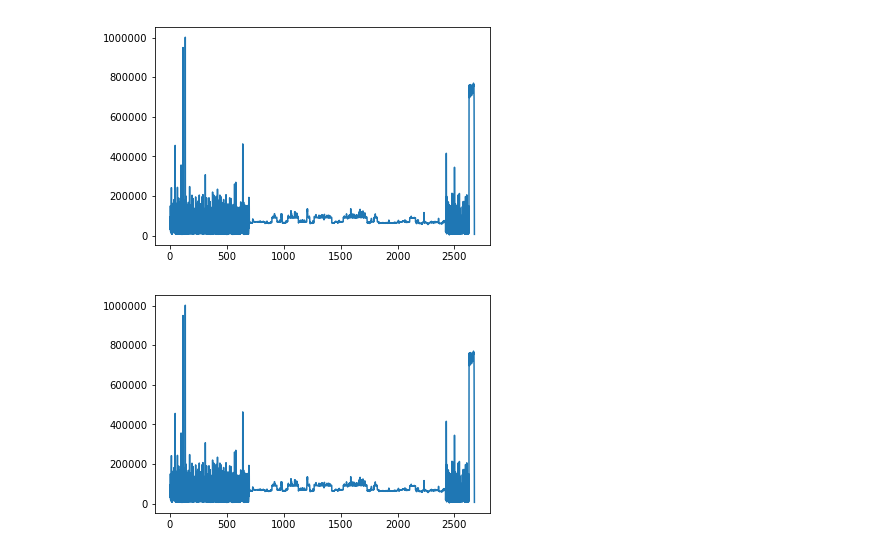
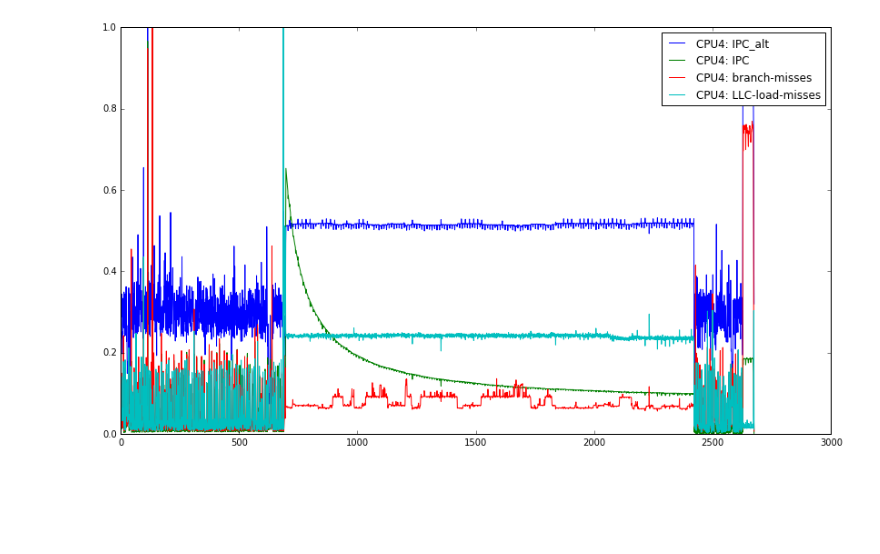
Before and after one commit to MaiaBlanco/userland_dvfs_gov, a Jupyter notebook: data/perf_counters/Plot Perf Counters.ipynb, the cells around one changed output. Cells and saved outputs as stored; diff of their text form; code cells hidden in the pictures; blank space fills up the shorter version.

Commit message:
Update perf counters plotting and analysis notebook.

```diff
--- a/data/perf_counters/Plot Perf Counters.ipynb
+++ b/data/perf_counters/Plot Perf Counters.ipynb
@@ -1,3 +1,7 @@
 # %%
 import pandas as pd
+import numpy as np
 import matplotlib.pyplot as plt
+import glob
+from prettyplotlib import *
+plt.rcParams['figure.figsize'] = (14,8)
@@ -6,29 +7,0 @@ data_file = "blackscholes_perf_counters_200ms.csv"
-# %%
-IPCs = {'CPU4':[], 'CPU5':[], 'CPU6':[], 'CPU7':[]}
-Branches = {'CPU4':[], 'CPU5':[], 'CPU6':[], 'CPU7':[]}
-with open(data_file, 'r') as f:
-    for line in f:
-        if 'CPU4' in line and 'insn per cycle' in line:
-            IPCs['CPU4'].append(float(line.strip().split(',')[7]))
-        elif 'CPU5' in line and 'insn per cycle' in line:
-            IPCs['CPU5'].append(float(line.strip().split(',')[7]))
-        elif 'CPU6' in line and 'insn per cycle' in line:
-            IPCs['CPU6'].append(float(line.strip().split(',')[7]))
-        elif 'CPU7' in line and 'insn per cycle' in line:
-            IPCs['CPU7'].append(float(line.strip().split(',')[7]))
-        elif 'CPU4' in line and 'branch-misses' in line:
-            Branches['CPU4'].append(float(line.strip().split(',')[2]))
-        elif 'CPU5' in line and 'branch-misses' in line:
-            Branches['CPU5'].append(float(line.strip().split(',')[2]))
-        elif 'CPU6' in line and 'branch-misses' in line:
-            Branches['CPU6'].append(float(line.strip().split(',')[2]))
-        elif 'CPU7' in line and 'branch-misses' in line:
-            Branches['CPU7'].append(float(line.strip().split(',')[2]))
-        elif 'CPU4' in line and 'branch-misses' in line:
-            Branches['CPU4'].append(float(line.strip().split(',')[2]))
-        elif 'CPU5' in line and 'branch-misses' in line:
-            Branches['CPU5'].append(float(line.strip().split(',')[2]))
-        elif 'CPU6' in line and 'branch-misses' in line:
-            Branches['CPU6'].append(float(line.strip().split(',')[2]))
-        elif 'CPU7' in line and 'branch-misses' in line:
-            Branches['CPU7'].append(float(line.strip().split(',')[2]))
@@ -85,10 +8,2 @@ plt.show()
-# %%
-plt.plot(range(0, len(Branches['CPU6'])), Branches['CPU4'])
-plt.show()
-# %% [output]
-[figure, removed]
-# %%
-plt.plot(range(0, len(Branches['CPU7'])), Branches['CPU4'])
-plt.show()
-# %% [output]
-[figure, removed]
+# %%
+data_files = glob.glob("*.csv")
@@ -94,0 +65,10 @@ plt.show()
+# %%
+# read the data
+series_data = [read_perf_data(x) for x in data_files]
+# %%
+# plot the data for CPU4 IPC for both benchmarks
+counters = ['IPC_alt','IPC','branch-misses', 'LLC-load-misses']
+cpus = ['CPU4']
+plot_counter(series_data[0], counters, cpus, show=True, normalize=True)
+# %% [output]
+[figure, added]
```
Also changed, not shown: parts of 10 cells of this notebook.
